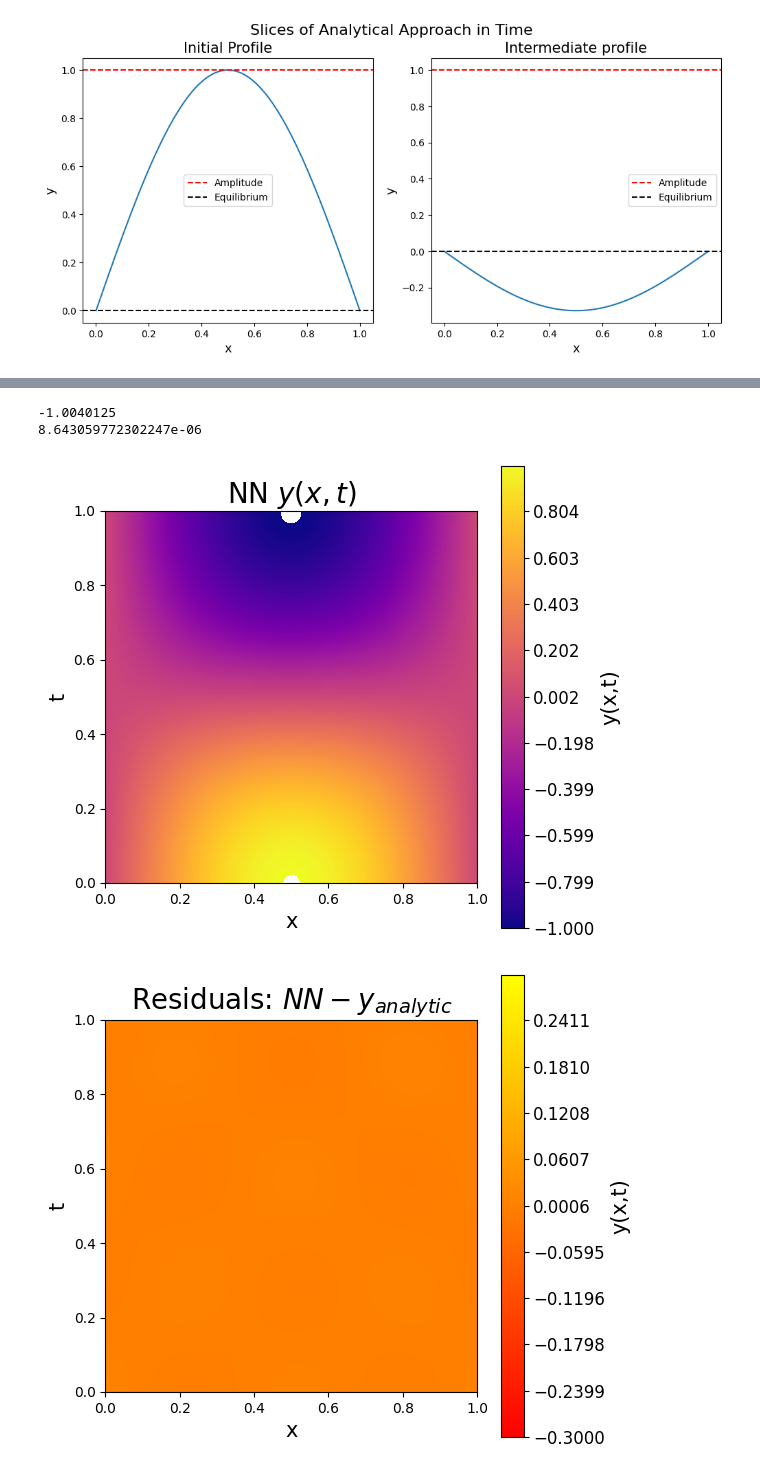
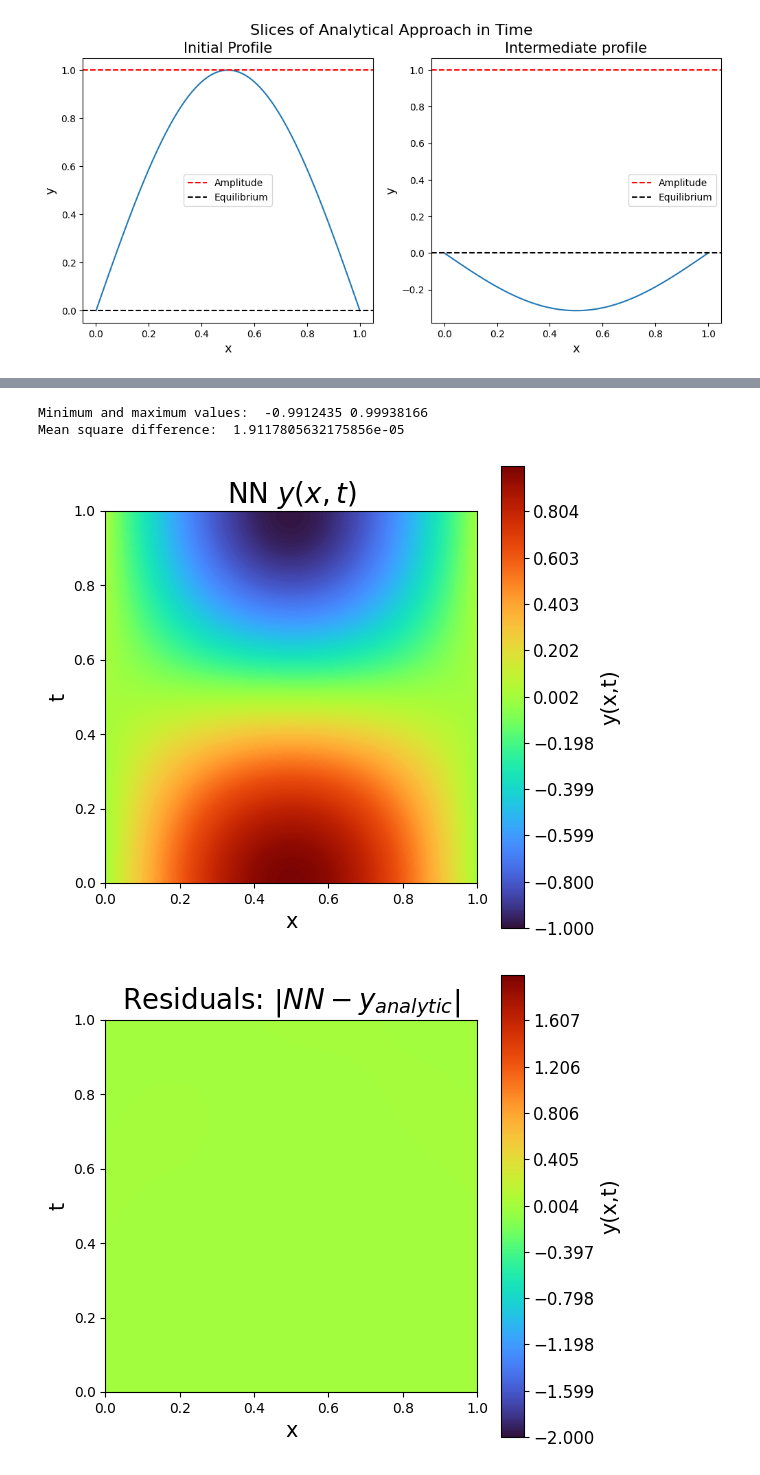
Before and after one commit to dakeerie/MSci-Project, a Jupyter notebook: y(x,t) Oscillator.ipynb, the cells around one changed output, grey strips where cells are left out. Drawn from its saved outputs; the diff is of its cells as text; code cells hidden in the pictures.

```diff
--- a/y(x,t) Oscillator.ipynb
+++ b/y(x,t) Oscillator.ipynb
@@ -32,8 +32,9 @@ def analytical(t, x, c, L, A):
     k = np.pi/L
     return A*np.cos(c*k*t)*np.sin(k*x)
 
-time = np.linspace(0, 1, 100)
-space = np.linspace(0, 1, 100)
+n_points = 99
+time = np.linspace(0, 1, n_points)
+space = np.linspace(0, 1, n_points)
 c = 1
 L = 1
 A = 1
@@ -47,7 +48,7 @@ y_analytical = np.array(y_analytical)
 print(y_analytical.shape)
 
 plt.figure(figsize=(6, 6))
-plt.contourf(space, time, y_analytical, levels=np.linspace(np.min(y_analytical),np.max(y_analytical),500), cmap=plt.cm.plasma)
+plt.contourf(space, time, y_analytical, levels=np.linspace(np.min(y_analytical),np.max(y_analytical),500), cmap=plt.cm.turbo)
 plt.xlabel('x', fontsize = 15)
 plt.ylabel('t', fontsize = 15)
 plt.title(r'Analytical $y(x,t)$', fontsize = 20)
@@ -104,7 +105,7 @@ class Model(nn.Module):
         x = F.tanh(self.input_layer(x))
         #x leaves as tensor with shape [batch_size, hidden_channels]
         for hidden_layer in self.hidden_layers:
-            x = F.sigmoid(hidden_layer(x))
+            x = F.tanh(hidden_layer(x))
         #x leaves as tensor with shape [batch_size, output_channels]
         x = self.output_layer(x)
         return x
@@ -190,35 +238,54 @@ Epoch: 1000 / 5000. Total loss: 9.4475e-04,
 # %%
 y_nn = model(tx)
-y_nn = y_nn.reshape(100, -1).detach().numpy()
+y_nn = y_nn.reshape(n_points, -1).detach().numpy()
 y_nn = y_nn.transpose()
-print(np.min(y_nn))
-print(np.mean((y_nn - y_analytical)**2))
+print("Minimum and maximum values: ", np.min(y_nn), np.max(y_nn))
+print("Mean square difference: ", np.mean((y_nn - y_analytical)**2))
+epoch_axis = np.linspace(0, number_iterations, number_iterations)
 
 plt.figure(figsize=(6, 6))
-plt.contourf(space, time, y_nn, levels=np.linspace(np.min(y_analytical),np.max(y_analytical),500), cmap=plt.cm.plasma)
+plt.contourf(space, time, y_nn, levels=np.linspace(np.min(y_analytical),np.max(y_analytical), 500), cmap=plt.cm.turbo)
 plt.xlabel('x', fontsize = 15)
 plt.ylabel('t', fontsize = 15)
 plt.title(r'NN $y(x,t)$', fontsize = 20)
 cbar=plt.colorbar()
 cbar.ax.tick_params(labelsize = 12)
 cbar.set_label(label='y(x,t)', size=15)
 ax = plt.gca()
 ax.set_aspect('equal', adjustable='box')
 
 plt.figure(figsize=(6, 6))
-plt.contourf(space, time, y_nn - y_analytical, levels=np.linspace(-0.3, 0.3, 500), cmap=plt.cm.autumn)
+plt.contourf(space, time, (y_nn - y_analytical), levels=np.linspace(-2, 2, 500), cmap=plt.cm.turbo)
 plt.xlabel('x', fontsize = 15)
 plt.ylabel('t', fontsize = 15)
-plt.title(r'Residuals: $NN - y_{analytic}$', fontsize = 20)
+plt.title(r'Residuals: $\left|NN - y_{analytic} \right|$', fontsize = 20)
 cbar=plt.colorbar()
 cbar.ax.tick_params(labelsize = 12)
 cbar.set_label(label='y(x,t)', size=15)
 ax = plt.gca()
 ax.set_aspect('equal', adjustable='box')
 
+plt.figure(figsize=(6, 6))
+plt.contourf(space, time, 10e2*np.abs(y_nn - y_analytical), levels=10e2*np.linspace(np.min(np.abs(y_nn-y_analytical)), np.max(np.abs(y_nn-y_analytical)), 500), cmap=plt.cm.turbo)
+plt.xlabel('x', fontsize = 15)
+plt.ylabel('t', fontsize = 15)
+plt.suptitle(r'Scaled Residuals: $10^{2} \left|NN - y_{analytic}\right|$', fontsize = 20)
+cbar=plt.colorbar()
+cbar.ax.tick_params(labelsize = 12)
+cbar.set_label(label='y(x,t)', size=15)
+ax = plt.gca()
+ax.set_aspect('equal', adjustable='box')
+
+plt.figure()
+plt.plot(epoch_axis, loss_final, color = 'green')
+plt.xlabel('Epoch', fontsize = 15)
+plt.ylabel('Total loss', fontsize = 15)
+plt.title('Total loss vs. Epoch', fontsize = 20)
+plt.grid()
+
 plt.show()
 # %% [output]
--1.0040125
-8.643059772302247e-06
+Minimum and maximum values:  -0.9912435 0.99938166
+Mean square difference:  1.9117805632175856e-05
-[figure, old version]
+[figure, new version]
-[figure, old version]
+[figure, new version]
```
Also changed, not shown: parts of 3 cells of this notebook, 1 other file.
